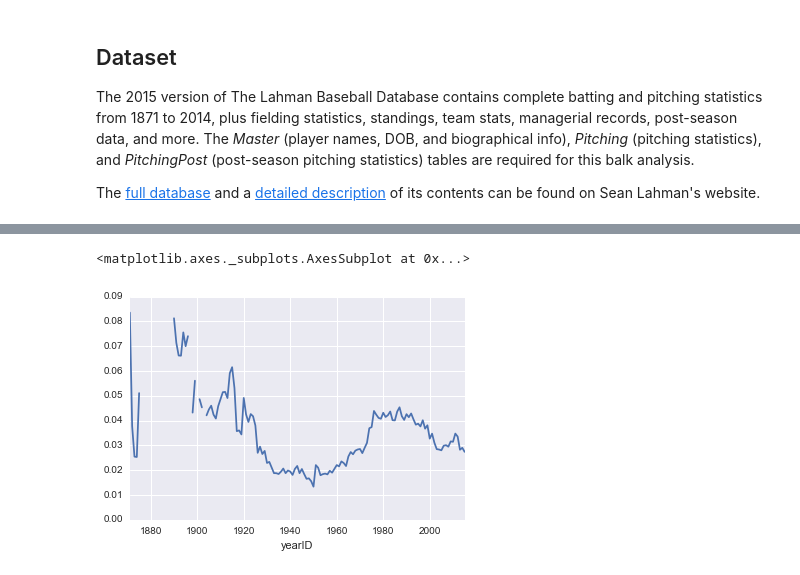
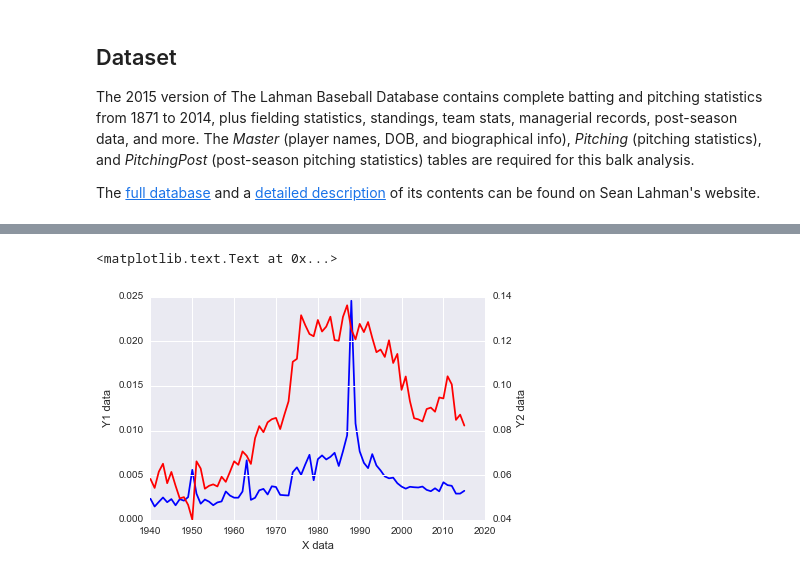
Before and after one commit to davidventuri/udacity-dand, a Jupyter notebook: p2/Data_Analyst_ND_Project2.ipynb, the cells around one changed output, grey strips where cells are left out. Cells and saved outputs as stored; diff of their text form; code cells hidden in the pictures.

Commit message:
Finish first pass at data crunching

```diff
--- a/p2/Data_Analyst_ND_Project2.ipynb
+++ b/p2/Data_Analyst_ND_Project2.ipynb
@@ -58,10 +58,26 @@ Populating the interactive namespace from numpy and matplotlib
-# %%
-sb_by_year = batting_df.groupby('yearID')['SB'].sum()
-cs_by_year = batting_df.groupby('yearID')['CS'].sum()
-sb_attempts_by_year = sb_by_year + cs_by_year
-sb_attempts_ipouts_by_year = sb_attempts_by_year / ipouts_by_year
-
-sb_attempts_ipouts_by_year.plot()
-# %% [output]
-<matplotlib.axes._subplots.AxesSubplot at 0x...>
-[figure, removed]
+# %%
+sb_by_year = batting_df.groupby('yearID')['SB'].sum()
+cs_by_year = batting_df.groupby('yearID')['CS'].sum()
+sb_attempts_by_year = sb_by_year + cs_by_year
+sb_attempts_ipouts_by_year = sb_attempts_by_year / ipouts_by_year
+
+# sb_attempts_ipouts_by_year.plot()
+# balks_ipouts_by_year.plot()
+# print balks_ipouts_by_year.values
+
+x = balks_ipouts_by_year.loc['1940':'2015'].index.get_level_values('yearID')
+y1 = balks_ipouts_by_year.loc['1940':'2015'].values
+y2 = sb_attempts_ipouts_by_year.loc['1940':'2015'].values
+
+fig, ax1 = plt.subplots()
+
+ax2 = ax1.twinx()
+ax1.plot(x, y1, color='b')
+ax2.plot(x, y2, color='r')
+
+ax1.set_xlabel('X data')
+ax1.set_ylabel('Y1 data')
+ax2.set_ylabel('Y2 data')
+# %% [output]
+<matplotlib.text.Text at 0x...>
+[figure, added]
```
Also changed, not shown: parts of 6 cells of this notebook.
